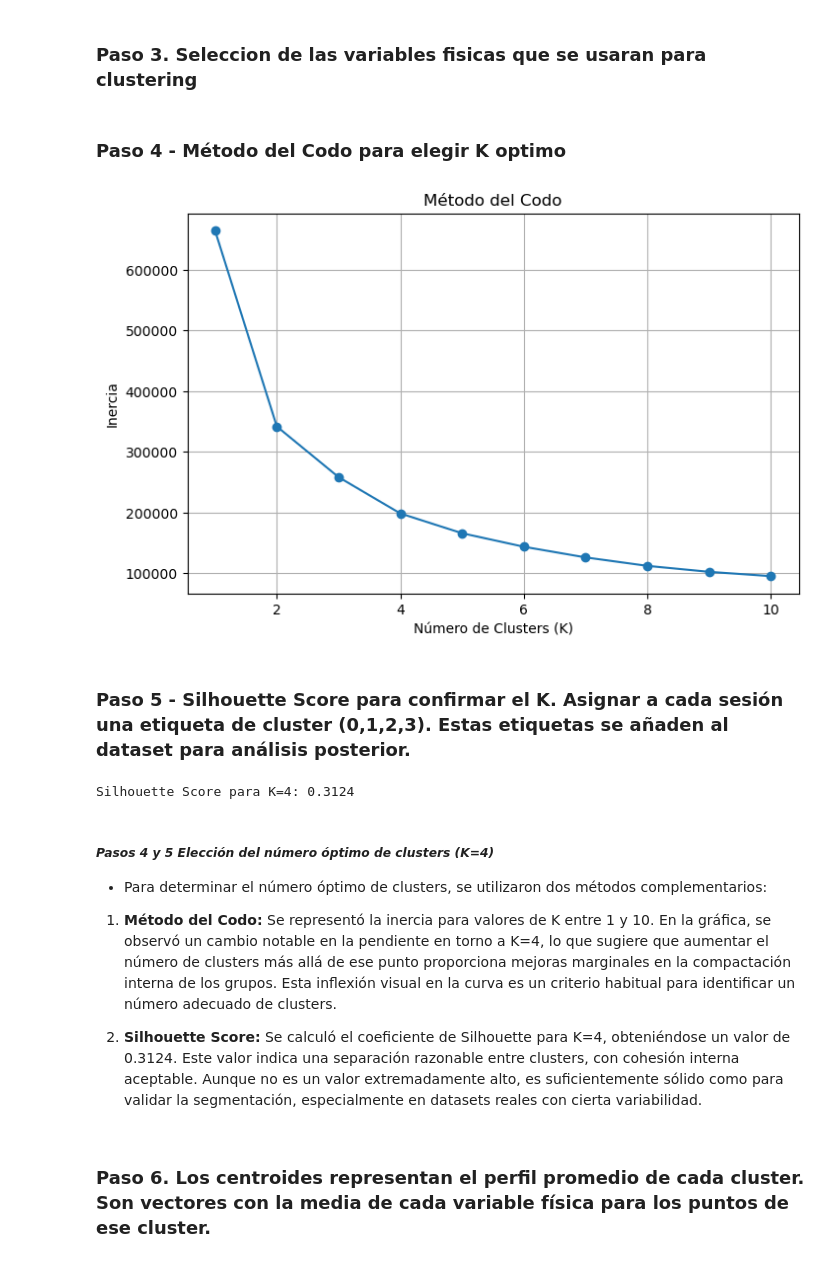
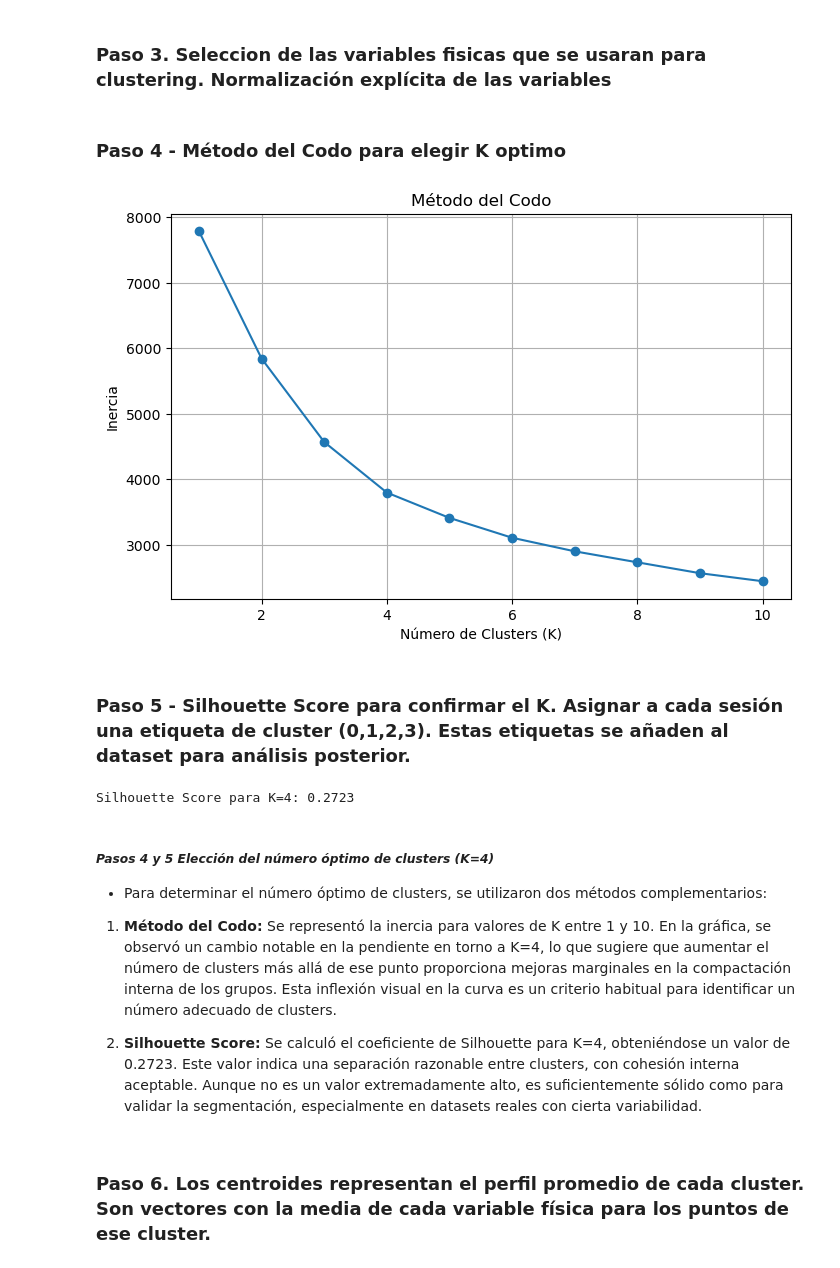
Before and after one commit to carlyg7/TFG, a Jupyter notebook: clustering.ipynb, the cells around one changed output. Cells and saved outputs as stored; diff of their text form; code cells hidden in the pictures.

Commit message:
cluster2

```diff
--- a/clustering.ipynb
+++ b/clustering.ipynb
@@ -18,47 +20,51 @@ from sklearn.decomposition import PCA
 # 2. Cargar el dataset (asegúrate de tener la ruta correcta)
 dataset = pd.read_csv('archivo_gym_members_exercise_tracking_version2.csv')
 # %% [markdown]
-### Paso 3. Seleccion de las variables fisicas que se usaran para clustering
+### Paso 3. Seleccion de las variables fisicas que se usaran para clustering. Normalización explícita de las variables
 # %%
 # 3. Seleccionar las variables físicas que usaremos para clustering
 features = ['Age', 'Gender', 'Weight (kg)', 'Height (m)', 'BMI', 'Fat_Percentage', 'Experience_Level', 'Workout_Frequency (days/week)']
 X = dataset[features]
+
+# Aplicamos StandardScaler a las variables, para que todas estén en la misma escala.
+scaler = StandardScaler()
+X_scaled = scaler.fit_transform(X)
 # %% [markdown]
 ### Paso 4 - Método del Codo para elegir K optimo
 # %%
 # 4. Método del Codo - Elegir número óptimo de clusters
 inertia = []
 K_range = range(1, 11)
 
 for k in K_range:
     kmeans = KMeans(n_clusters=k, random_state=42, n_init=10)  # Añadido n_init=10 para suprimir warning
-    kmeans.fit(X)
+    kmeans.fit(X_scaled)
     inertia.append(kmeans.inertia_)
 
 plt.figure(figsize=(8, 5))
 plt.plot(K_range, inertia, marker='o')
 plt.title('Método del Codo')
 plt.xlabel('Número de Clusters (K)')
 plt.ylabel('Inercia')
 plt.grid(True)
 plt.show()
 # %% [output]
-[figure, old version]
+[figure, new version]
 # %% [markdown]
 ### Paso 5 - Silhouette Score para confirmar el K. Asignar a cada sesión una etiqueta de cluster (0,1,2,3). Estas etiquetas se añaden al dataset para análisis posterior.
 # %%
 # Aplicamos KMeans con K=4
 kmeans = KMeans(n_clusters=4, random_state=42, n_init=10)
-labels = kmeans.fit_predict(X)
+labels = kmeans.fit_predict(X_scaled)
 
 # Calculamos el Silhouette Score
-score = silhouette_score(X, labels)
+score = silhouette_score(X_scaled, labels)
 print(f"Silhouette Score para K=4: {score:.4f}")
 
 # Asignar etiquetas de cluster al dataset
 dataset['cluster'] = kmeans.labels_
 # %% [output]
-Silhouette Score para K=4: 0.3124
+Silhouette Score para K=4: 0.2723
 # %% [markdown]
 ##### _Pasos 4 y 5 Elección del número óptimo de clusters (K=4)_
 * Para determinar el número óptimo de clusters, se utilizaron dos métodos complementarios:
@@ -67,7 +73,7 @@ Silhouette Score para K=4: 0.3124
 Se representó la inercia para valores de K entre 1 y 10. En la gráfica, se observó un cambio notable en la pendiente en torno a K=4, lo que sugiere que aumentar el número de clusters más allá de ese punto proporciona mejoras marginales en la compactación interna de los grupos. Esta inflexión visual en la curva es un criterio habitual para identificar un número adecuado de clusters.
 
 2. __Silhouette Score:__
-Se calculó el coeficiente de Silhouette para K=4, obteniéndose un valor de 0.3124. Este valor indica una separación razonable entre clusters, con cohesión interna aceptable. Aunque no es un valor extremadamente alto, es suficientemente sólido como para validar la segmentación, especialmente en datasets reales con cierta variabilidad.
+Se calculó el coeficiente de Silhouette para K=4, obteniéndose un valor de 0.2723. Este valor indica una separación razonable entre clusters, con cohesión interna aceptable. Aunque no es un valor extremadamente alto, es suficientemente sólido como para validar la segmentación, especialmente en datasets reales con cierta variabilidad.
 # %% [markdown]
 ### Paso 6. Los centroides representan el perfil promedio de cada cluster. Son vectores con la media de cada variable física para los puntos de ese cluster.
 # %%
```
Also changed, not shown: parts of 1 cell of this notebook.
